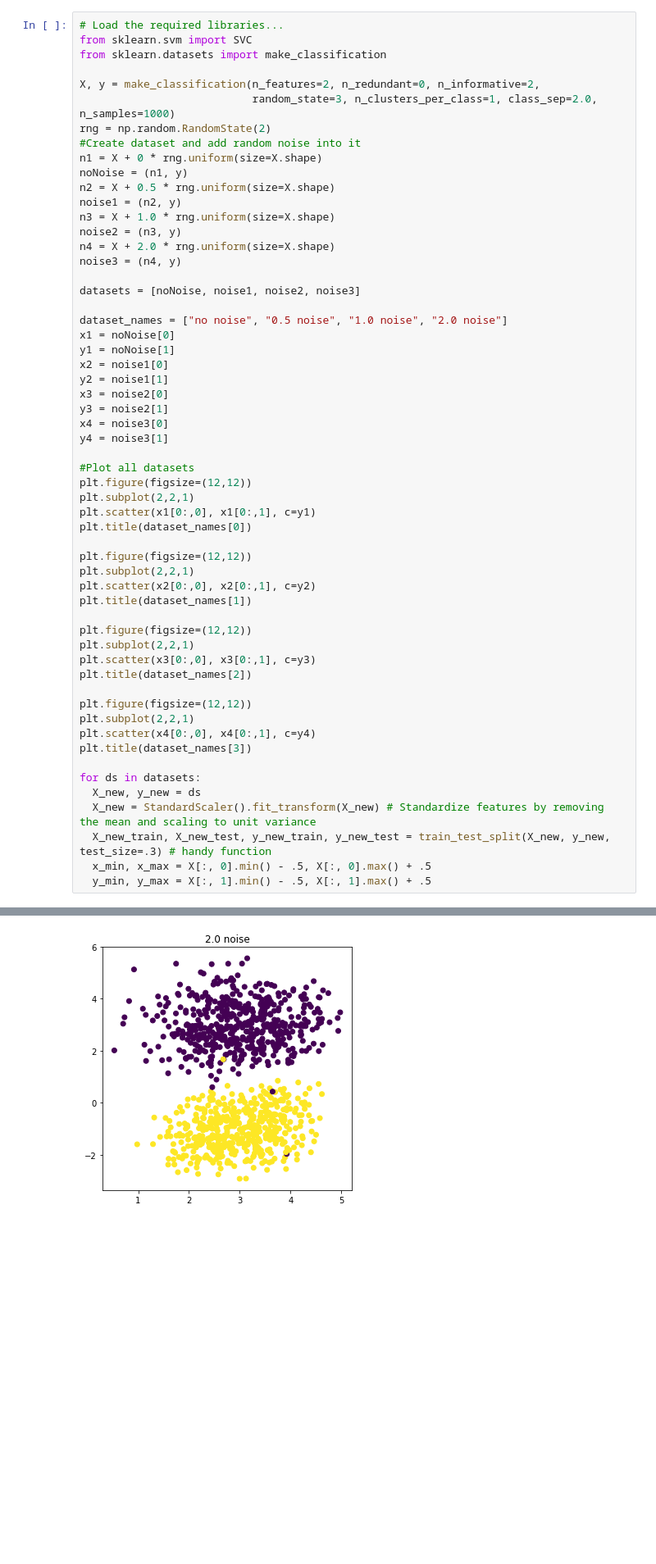
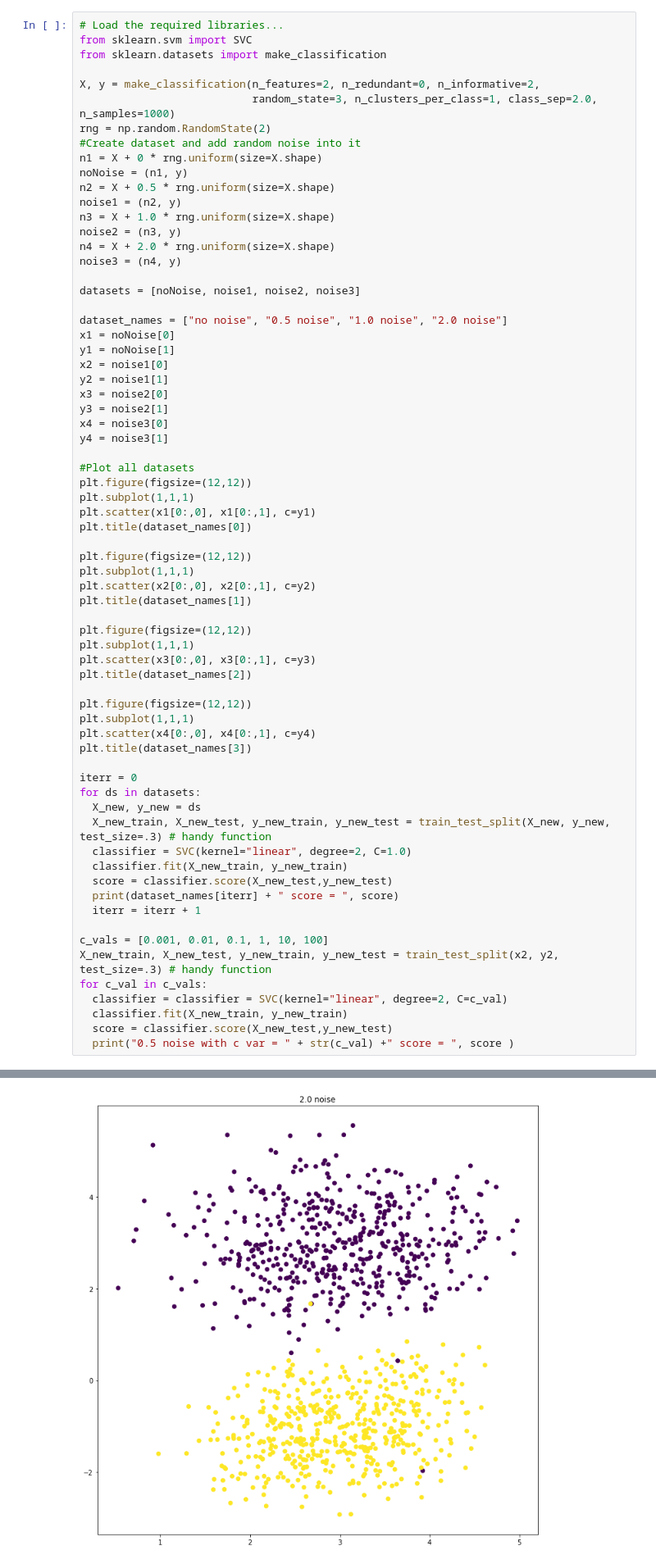
Before and after one commit to BrijPatel15/ML_Adventures, a Jupyter notebook: 1.ipynb, the cells around one changed output, grey strips where cells are left out. Shown at 82% size. Saved outputs shown, nothing was run; the diff lists cells and outputs as text; blank space fills up the shorter version.

```diff
--- a/1.ipynb
+++ b/1.ipynb
@@ -195,29 +197,40 @@ y4 = noise3[1]
 
 #Plot all datasets
 plt.figure(figsize=(12,12))
-plt.subplot(2,2,1)
+plt.subplot(1,1,1)
 plt.scatter(x1[0:,0], x1[0:,1], c=y1)
 plt.title(dataset_names[0])
 
 plt.figure(figsize=(12,12))
-plt.subplot(2,2,1)
+plt.subplot(1,1,1)
 plt.scatter(x2[0:,0], x2[0:,1], c=y2)
 plt.title(dataset_names[1])
 
 plt.figure(figsize=(12,12))
-plt.subplot(2,2,1)
+plt.subplot(1,1,1)
 plt.scatter(x3[0:,0], x3[0:,1], c=y3)
 plt.title(dataset_names[2])
 
 plt.figure(figsize=(12,12))
-plt.subplot(2,2,1)
+plt.subplot(1,1,1)
 plt.scatter(x4[0:,0], x4[0:,1], c=y4)
 plt.title(dataset_names[3])
 
+iterr = 0
 for ds in datasets:
   X_new, y_new = ds
-  X_new = StandardScaler().fit_transform(X_new) # Standardize features by removing the mean and scaling to unit variance
   X_new_train, X_new_test, y_new_train, y_new_test = train_test_split(X_new, y_new, test_size=.3) # handy function
-  x_min, x_max = X[:, 0].min() - .5, X[:, 0].max() + .5
-  y_min, y_max = X[:, 1].min() - .5, X[:, 1].max() + .5
+  classifier = SVC(kernel="linear", degree=2, C=1.0)
+  classifier.fit(X_new_train, y_new_train)
+  score = classifier.score(X_new_test,y_new_test)
+  print(dataset_names[iterr] + " score = ", score)
+  iterr = iterr + 1
+
+c_vals = [0.001, 0.01, 0.1, 1, 10, 100]
+X_new_train, X_new_test, y_new_train, y_new_test = train_test_split(x2, y2, test_size=.3) # handy function
+for c_val in c_vals:
+  classifier = classifier = SVC(kernel="linear", degree=2, C=c_val)
+  classifier.fit(X_new_train, y_new_train)
+  score = classifier.score(X_new_test,y_new_test)
+  print("0.5 noise with c var = " + str(c_val) +" score = ", score )
 # %% [output]
@@ -228 +250 @@ Text(0.5, 1.0, '2.0 noise')
-[figure, old version]
+[figure, new version]
```
Also changed, not shown: parts of 4 cells of this notebook.
